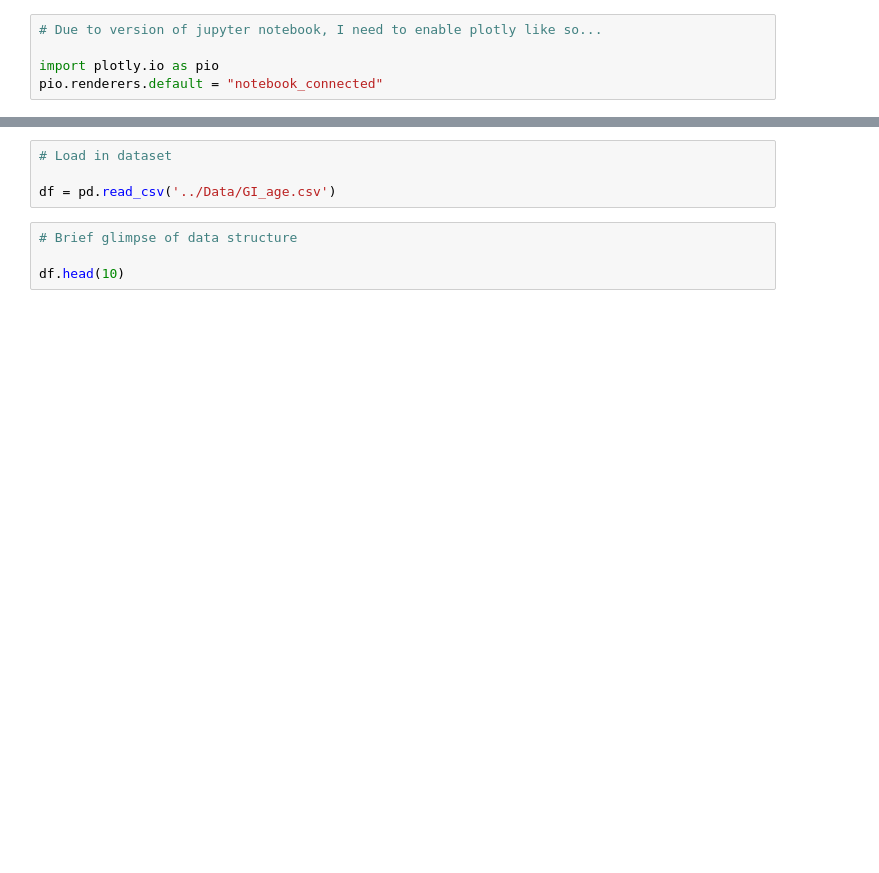
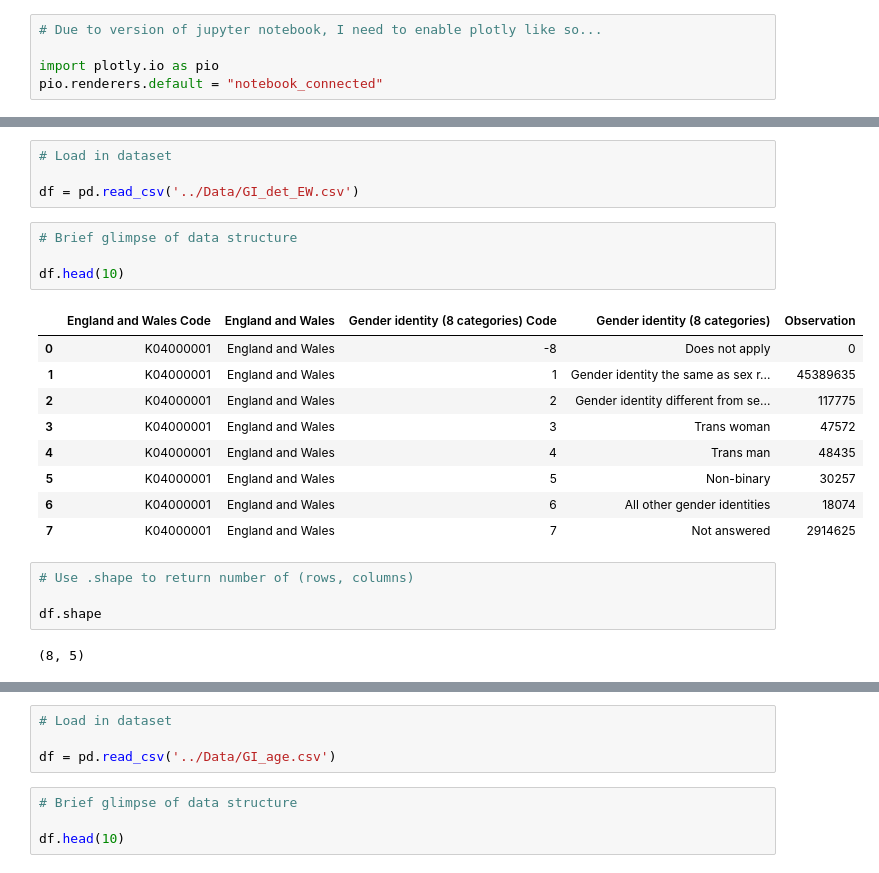
Before and after one commit to UKDataServiceOpen/Interactive_visualisations, a Jupyter notebook: Python_code/Guide.ipynb, the cells around one changed output, grey strips where cells are left out. Drawn from its saved outputs; the diff is of its cells as text; blank space fills up the shorter version.

Commit message:
Added simple dataset and simple bar chart tutorial as I thought grouped bar charts may be too advanced to start with.. could be wrong but meh.

```diff
--- a/Python_code/Guide.ipynb
+++ b/Python_code/Guide.ipynb
@@ -17,0 +40,24 @@ pio.renderers.default = "notebook_connected"
+# %%
+# Load in dataset
+
+df = pd.read_csv('../Data/GI_det_EW.csv')
+# %%
+# Brief glimpse of data structure
+
+df.head(10)
+# %% [output]
+|  | England and Wales Code | England and Wales | Gender identity (8 categories) Code | Gender identity (8 categories) | Observation |
+| 0 | K04000001 | England and Wales | -8 | Does not apply | 0 |
+| 1 | K04000001 | England and Wales | 1 | Gender identity the same as sex r... | 45389635 |
+| 2 | K04000001 | England and Wales | 2 | Gender identity different from se... | 117775 |
+| 3 | K04000001 | England and Wales | 3 | Trans woman | 47572 |
+| 4 | K04000001 | England and Wales | 4 | Trans man | 48435 |
+| 5 | K04000001 | England and Wales | 5 | Non-binary | 30257 |
+| 6 | K04000001 | England and Wales | 6 | All other gender identities | 18074 |
+| 7 | K04000001 | England and Wales | 7 | Not answered | 2914625 |
+# %%
+# Use .shape to return number of (rows, columns)
+
+df.shape
+# %% [output]
+(8, 5)
```
Also changed, not shown: parts of 28 cells of this notebook.
